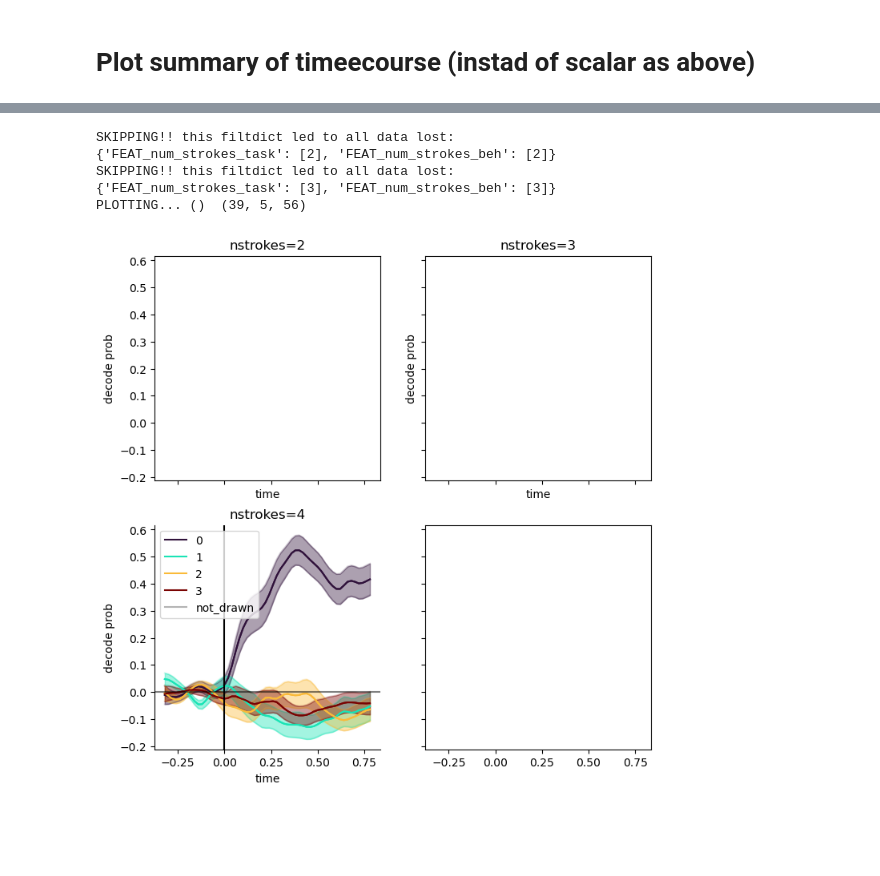
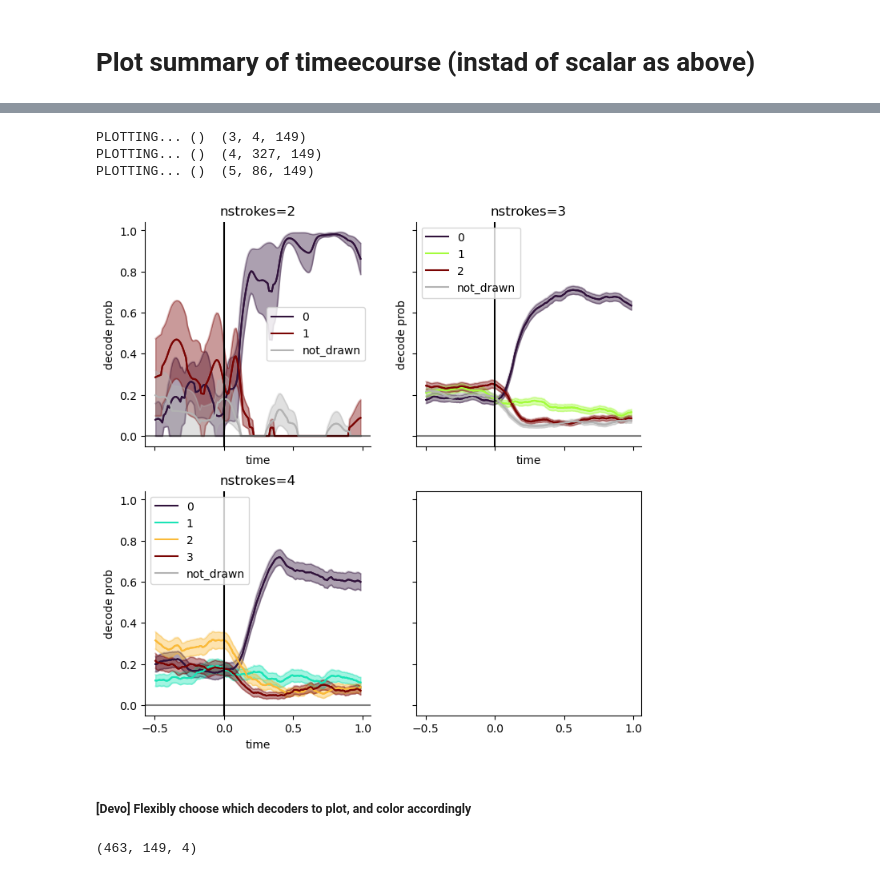
Before and after one commit to lucast4/neuralmonkey, a Jupyter notebook: neuralmonkey/notebooks_tutorials/240702_tutorial_decode_moment.ipynb, the cells around one changed output, grey strips where cells are left out. Drawn from its saved outputs; the diff is of its cells as text; code cells hidden in the pictures; blank space fills up the shorter version.

Commit message:
Lots of updates to decode moment, especially code for analyses for diff expts (char, psychoprims, etc).

```diff
--- a/neuralmonkey/notebooks_tutorials/240702_tutorial_decode_moment.ipynb
+++ b/neuralmonkey/notebooks_tutorials/240702_tutorial_decode_moment.ipynb
@@ -367,0 +365,16 @@ For this trial 10, seqc_0_shape = line-8-4-0
+# %%
+var_color = superv_dpca_var
+var_subplot = None
+# %%
+from pythonlib.tools.pandastools import extract_with_levels_of_var_good
+# Get train data for plotting state space
+n_min_per_var_train = 20
+
+PAredu_train = PAredu.slice_by_labels_filtdict(filtdict_train)
+print("all: ", PAredu.X.shape)
+print("train: ", PAredu_train.X.shape)
+
+# Keep just those with enough trials
+dflab = PAredu_train.Xlabels["trials"]
+_, inds_keep = extract_with_levels_of_var_good(dflab, [var_color], n_min_per_var=n_min_per_var_train)
+PAredu_train = PAredu_train.slice_by_dim_indices_wrapper("trials", inds_keep)
@@ -370,7 +473,7 @@ For this trial 10, seqc_0_shape = line-8-4-0
 # %%
 # ie.., collect timecoures acorss all trials, and group (average) them and plot.
 # %%
-DEBUG = True
+DEBUG = False
 # %%
 twind_test = (-0.6, 1.2) # time window to extract
 # %%
@@ -382,4 +485,4 @@ dflab = PAtest.Xlabels["trials"]
 indtrials = list(range(len(dflab)))
 if DEBUG: # take a few
     indtrials = list(range(50))
-PAprobsOrig, probs_mat_all, times, labels = Dc.timeseries_score_wrapper(PAtest, twind_test, indtrials)
+PAprobs, probs_mat_all, times, labels = Dc.timeseries_score_wrapper(PAtest, twind_test, indtrials)
@@ -405,42 +490,42 @@ PAprobsOrig, probs_mat_all, times, labels = Dc.timeseries_score_wrapper(PAtest,
 
 from pythonlib.tools.plottools import savefig
 
-ylims = None
+ylims = (-0.2, 0.8)
 list_n_strokes = [2,3,4]
 SIZE = 4
 
 ncols = 2
 nrows = 2
 fig, axes = plt.subplots(nrows, ncols, figsize=(ncols*SIZE, nrows*SIZE), sharex=True, sharey=True)
 
 ### FILTER
 ct = 0
 for nstrokes in list_n_strokes:
 
     ax = axes.flatten()[ct]
     # ax.set_title(title)
     ax.set_xlabel("time")
     ax.set_ylabel("decode prob")
     ax.set_title(f"nstrokes={nstrokes}")
 
     ct+=1
 
     filtdict = {"FEAT_num_strokes_task":[nstrokes], "FEAT_num_strokes_beh":[nstrokes]}
 
     pathis = PAprobs.slice_by_labels_filtdict(filtdict)
     if len(pathis.Trials)==0:
         print("SKIPPING!! this filtdict led to all data lost:")
         print(filtdict)
         continue
 
-    Dc.timeseries_plot_by_shape_drawn_order(pathis, ax, ylims=ylims)
+    Dc.timeseries_plot_by_shape_drawn_order(pathis, ax, ylims=None)
 
 # savefig(fig, f"{savedir}/timecourse_mean-subplot={savesuffix}-ylims={ylims}.pdf")
 # plt.close("all")
 # %% [output]
-SKIPPING!! this filtdict led to all data lost:
-{'FEAT_num_strokes_task': [2], 'FEAT_num_strokes_beh': [2]}
-SKIPPING!! this filtdict led to all data lost:
-{'FEAT_num_strokes_task': [3], 'FEAT_num_strokes_beh': [3]}
-PLOTTING... ()  (39, 5, 56)
+PLOTTING... ()  (3, 4, 149)
+PLOTTING... ()  (4, 327, 149)
+PLOTTING... ()  (5, 86, 149)
-[figure, old version]
+[figure, new version]
+# %% [markdown]
+##### [Devo] Flexibly choose which decoders to plot, and color accordingly
@@ -446,0 +534,16 @@ PLOTTING... ()  (39, 5, 56)
+# %%
+# Extract probs
+
+# (1) for each trial, get the new ordering of labels
+dflab = PAtest.Xlabels["trials"]
+list_labelidx_ordered =[]
+for i, row in dflab.iterrows():
+    labelidx_ordered = [0,1,2] ## ... Get its order
+    list_labelidx_ordered.append(labelidx_ordered)
+
+# (2) Get raw probs matrix with new ordering.
+probs_mat_all_reordered = Dc.timeseries_extract_by_inputed_reorder(PAprobs, list_labelidx_ordered, append_leftover_indices=True)
+
+print(probs_mat_all_reordered.shape)
+# %% [output]
+(463, 149, 4)
```
Also changed, not shown: parts of 45 cells of this notebook, 1 other file.
